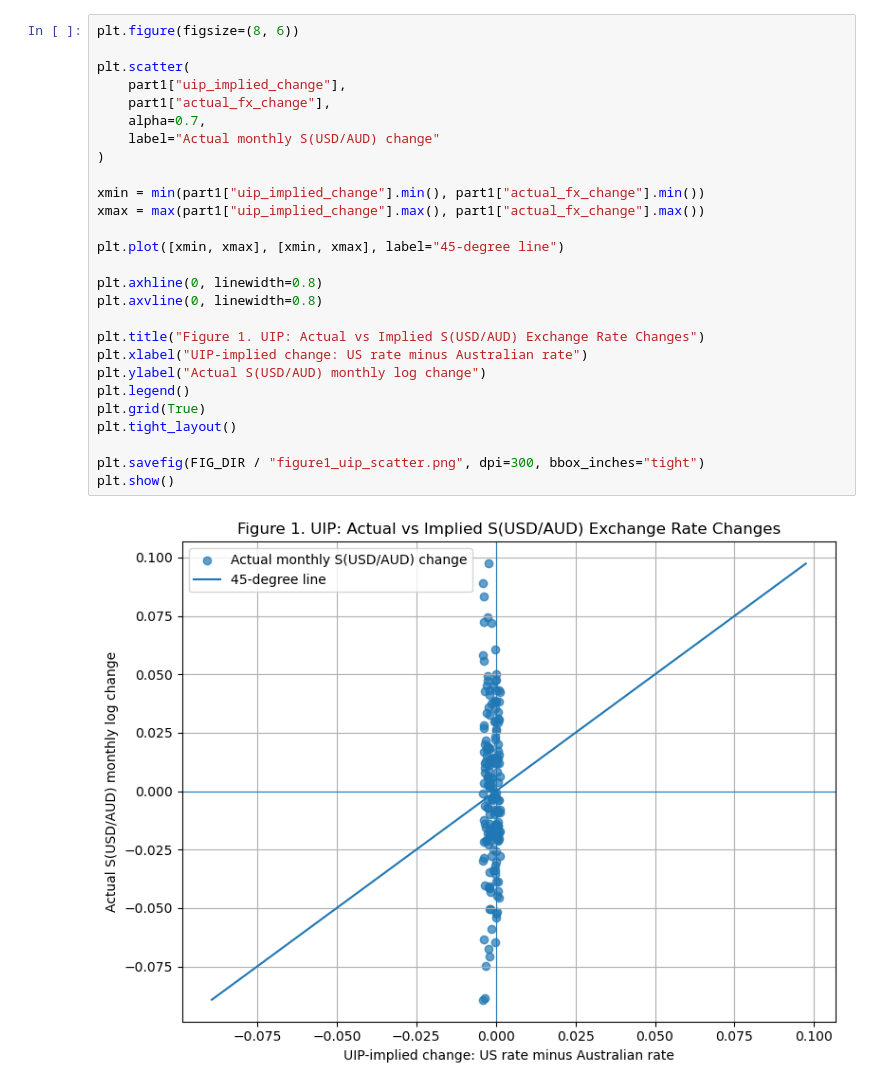
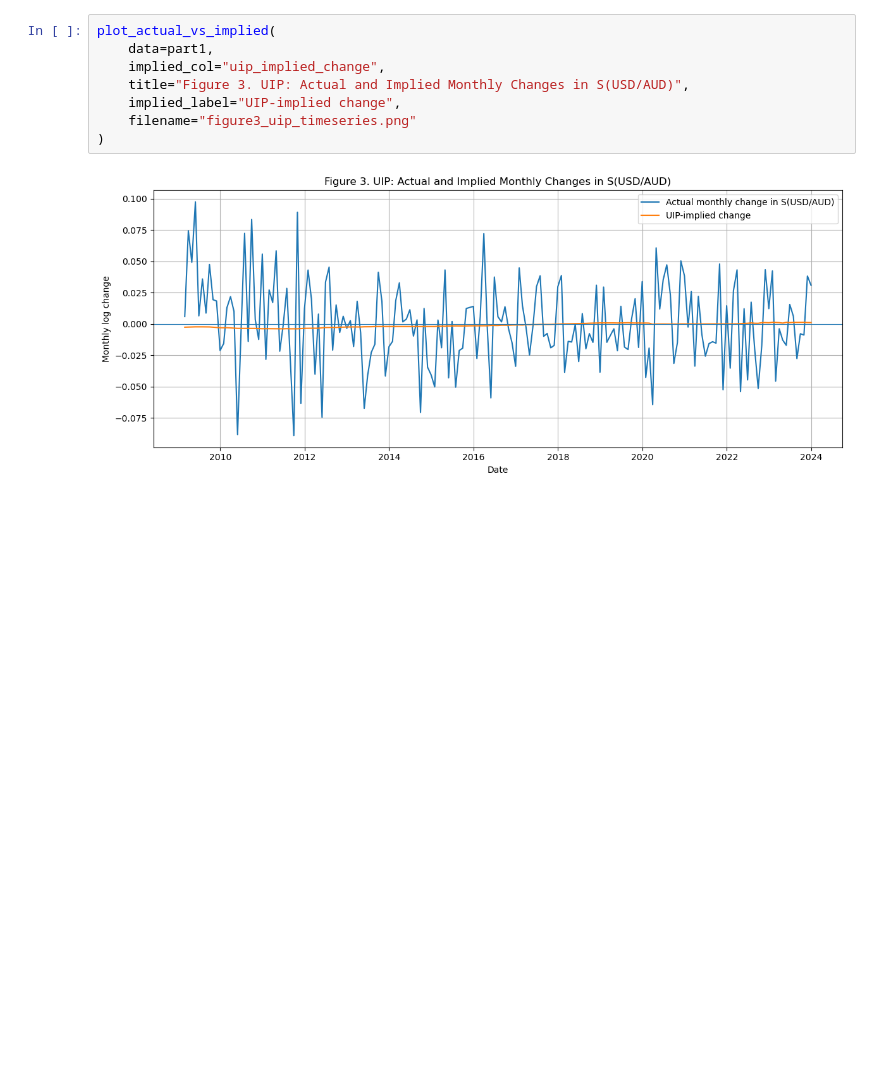
Before and after one commit to marwanferreira/audusd-carry-uip-ppp, a Jupyter notebook: notebooks/01_part1_uip_ppp_visuals.ipynb, the cells around one changed output. Drawn from its saved outputs; the diff is of its cells as text; blank space fills up the shorter version.

```diff
--- a/notebooks/01_part1_uip_ppp_visuals.ipynb
+++ b/notebooks/01_part1_uip_ppp_visuals.ipynb
@@ -146,30 +221,11 @@ summary_part1
 # %%
-plt.figure(figsize=(8, 6))
-
-plt.scatter(
-    part1["uip_implied_change"],
-    part1["actual_fx_change"],
-    alpha=0.7,
-    label="Actual monthly S(USD/AUD) change"
+plot_actual_vs_implied(
+    data=part1,
+    implied_col="uip_implied_change",
+    title="Figure 3. UIP: Actual and Implied Monthly Changes in S(USD/AUD)",
+    implied_label="UIP-implied change",
+    filename="figure3_uip_timeseries.png"
 )
-
-xmin = min(part1["uip_implied_change"].min(), part1["actual_fx_change"].min())
-xmax = max(part1["uip_implied_change"].max(), part1["actual_fx_change"].max())
-
-plt.plot([xmin, xmax], [xmin, xmax], label="45-degree line")
-
-plt.axhline(0, linewidth=0.8)
-plt.axvline(0, linewidth=0.8)
-
-plt.title("Figure 1. UIP: Actual vs Implied S(USD/AUD) Exchange Rate Changes")
-plt.xlabel("UIP-implied change: US rate minus Australian rate")
-plt.ylabel("Actual S(USD/AUD) monthly log change")
-plt.legend()
-plt.grid(True)
-plt.tight_layout()
-
-plt.savefig(FIG_DIR / "figure1_uip_scatter.png", dpi=300, bbox_inches="tight")
-plt.show()
 # %% [output]
-[figure, old version]
+[figure, new version]
 # %%
```
Also changed, not shown: parts of 12 cells of this notebook, 10 other files.
